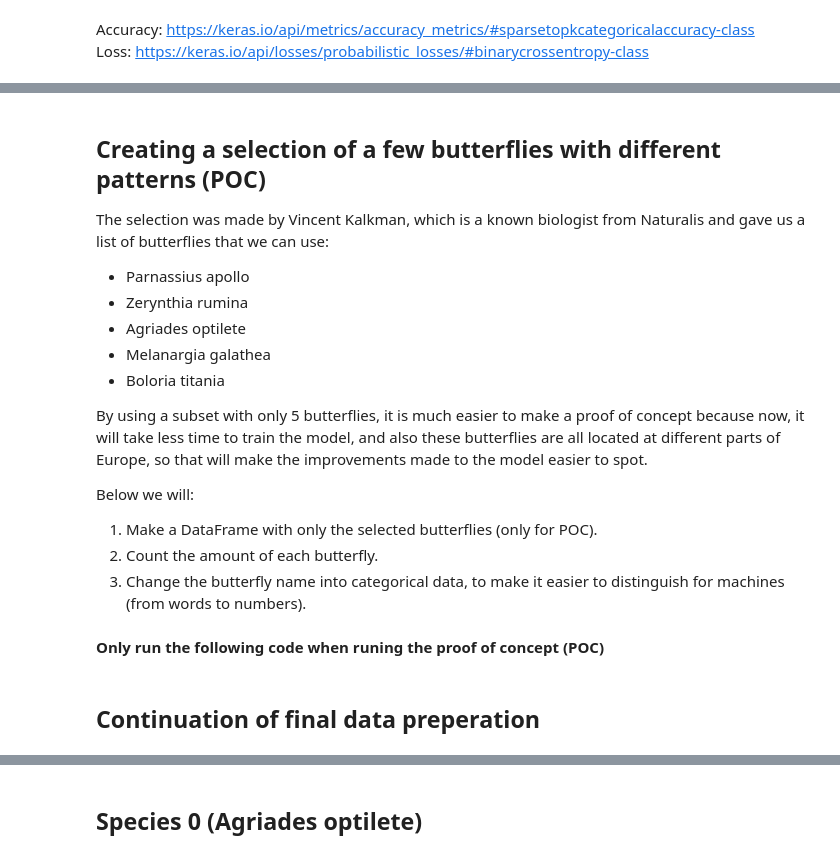
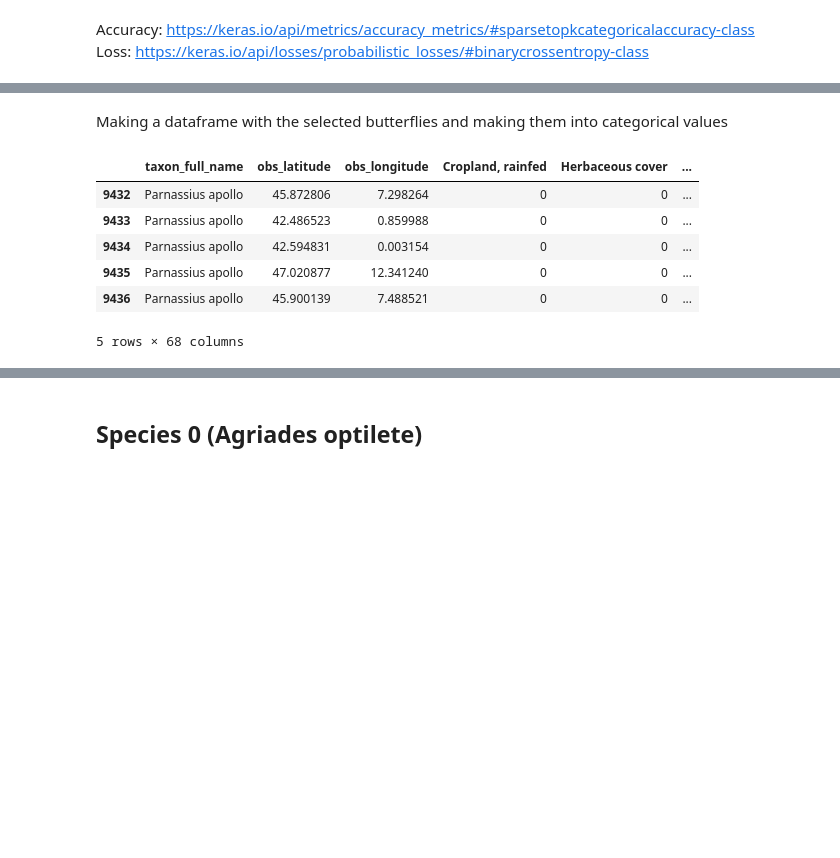
Before and after one commit to larsvandriel/Datics-Butterfly-Project, a Jupyter notebook: src/model_visualise.ipynb, the cells around one changed output, grey strips where cells are left out. Cells and saved outputs as stored; diff of their text form; code cells hidden in the pictures; blank space fills up the shorter version.

```diff
--- a/src/model_visualise.ipynb
+++ b/src/model_visualise.ipynb
@@ -228,21 +210,23 @@ https://keras.io/api/losses/probabilistic_losses/#binarycrossentropy-class
+# %% [markdown]
+Making a dataframe with the selected butterflies and making them into categorical values
 # %%
 df = pd.read_csv(repo_path / 'data/prepared/data_merged.csv', index_col=0)
+
+butterfly_list = ['Parnassius apollo',
+                'Zerynthia rumina',
+                'Agriades optilete',
+                'Melanargia galathea',
+                'Boloria titania']
+
+# Only use selected butterflies
+df = df[df['taxon_full_name'].isin(butterfly_list)]
+
+df.head()
+# %% [output]
+|  | taxon_full_name | obs_latitude | obs_longitude | Cropland, rainfed | Herbaceous cover | ... |
+| 9432 | Parnassius apollo | 45.872806 | 7.298264 | 0 | 0 | ... |
+| 9433 | Parnassius apollo | 42.486523 | 0.859988 | 0 | 0 | ... |
+| 9434 | Parnassius apollo | 42.594831 | 0.003154 | 0 | 0 | ... |
+| 9435 | Parnassius apollo | 47.020877 | 12.341240 | 0 | 0 | ... |
+| 9436 | Parnassius apollo | 45.900139 | 7.488521 | 0 | 0 | ... |
+5 rows × 68 columns
-# %% [markdown]
-## Creating a selection of a few butterflies with different patterns (POC)
-
-The selection was made by Vincent Kalkman, which is a known biologist from Naturalis and gave us a list of butterflies that we can use:
-- Parnassius apollo
-- Zerynthia rumina
-- Agriades optilete
-- Melanargia galathea
-- Boloria titania
-
-By using a subset with only 5 butterflies, it is much easier to make a proof of concept because now, it will take less time to train the model, and also these butterflies are all located at different parts of Europe, so that will make the improvements made to the model easier to spot.
-
-Below we will:
-
-1. Make a DataFrame with only the selected butterflies (only for POC).
-1. Count the amount of each butterfly.
-1. Change the butterfly name into categorical data, to make it easier to distinguish for machines (from words to numbers).
-# %% [markdown]
-**Only run the following code when runing the proof of concept (POC)**
@@ -264,5 +233,3 @@ df = df[df['taxon_full_name'].isin(butterfly_list)]
-# %% [markdown]
-## Continuation of final data preperation
 # %%
 # Count unique values
 df['taxon_full_name'].value_counts()
```
Also changed, not shown: parts of 73 cells of this notebook.
